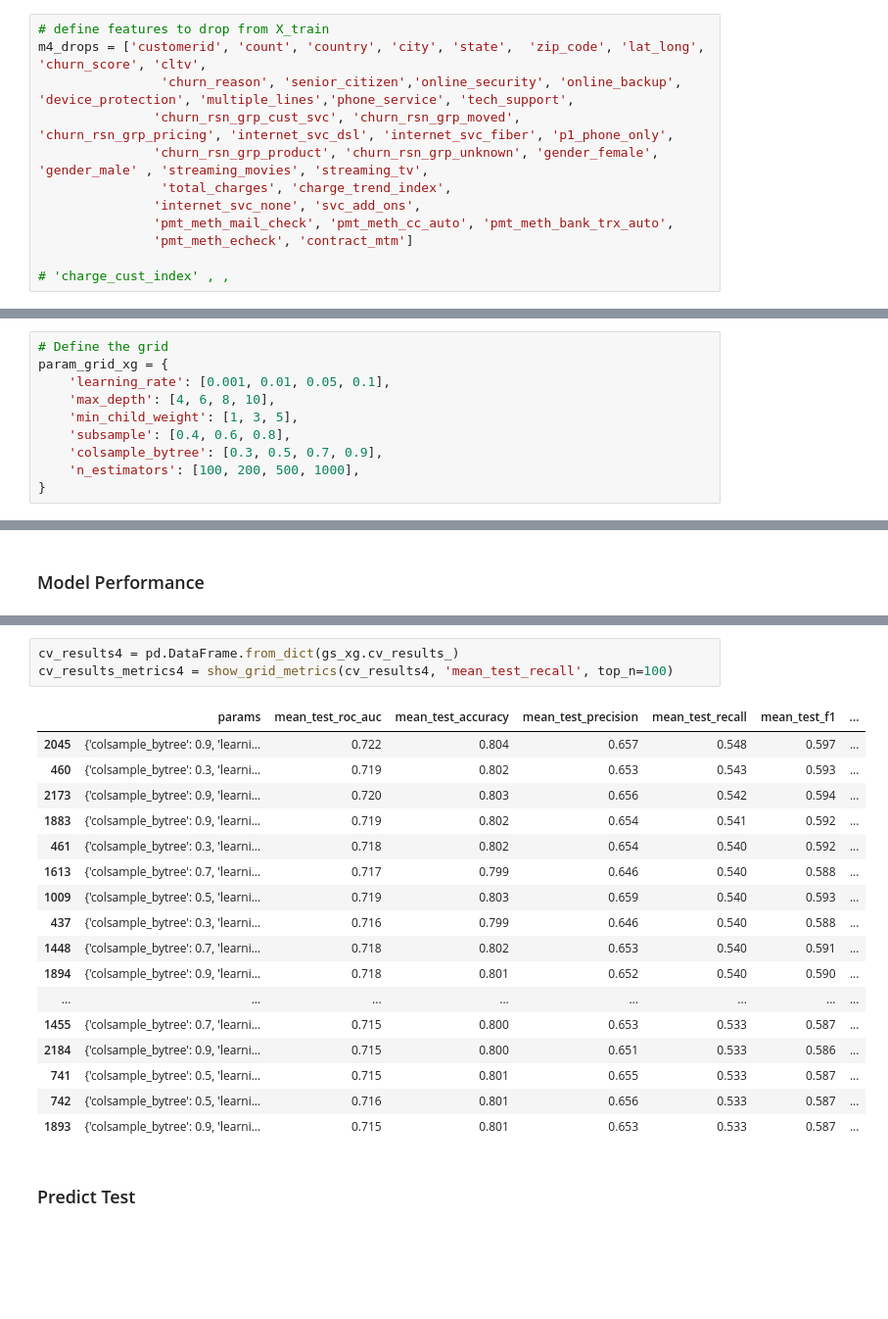
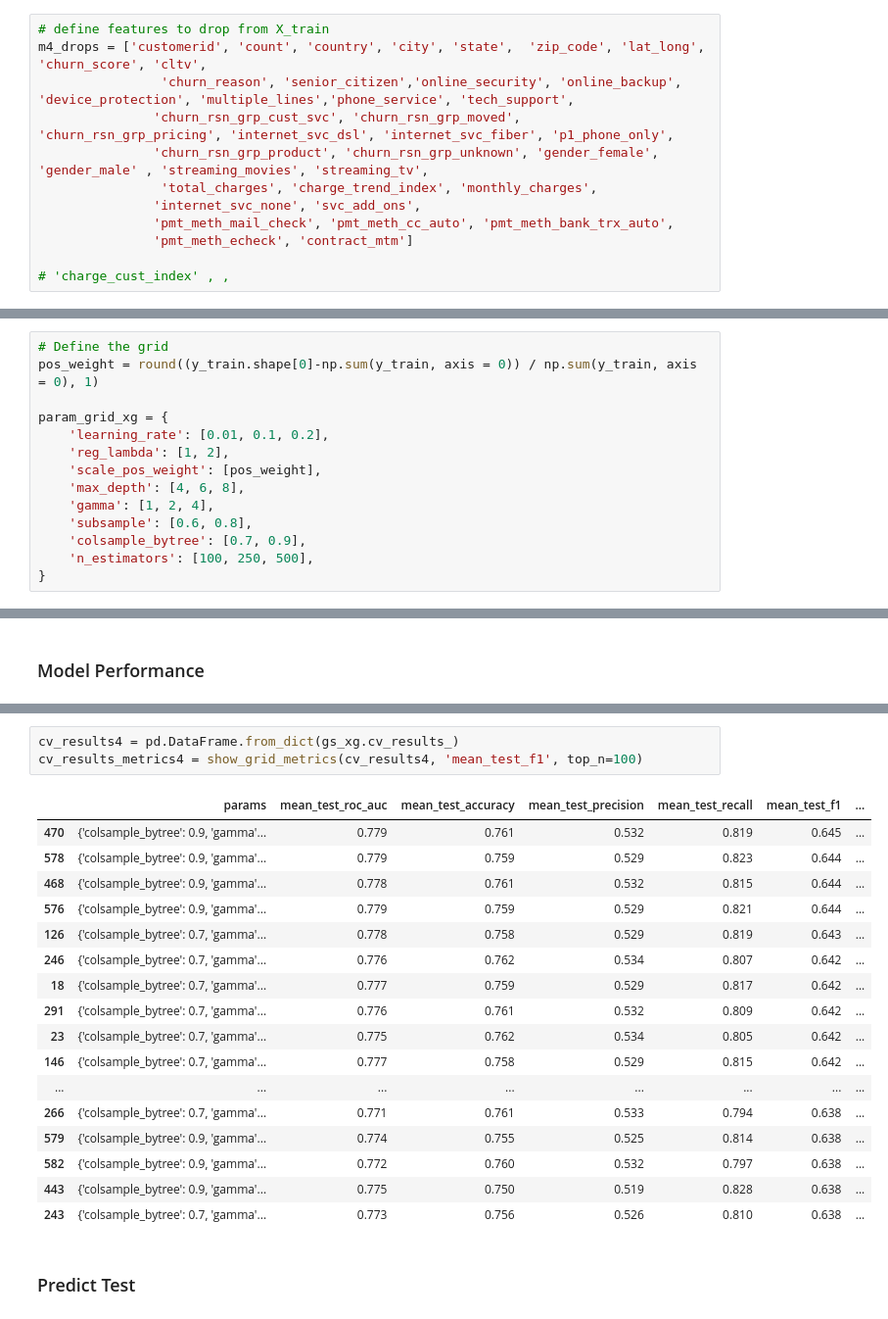
Before and after one commit to cutterback/p03-telco-churn-model, a Jupyter notebook: Telco-Churn-Classification-Model.ipynb, the cells around one changed output, grey strips where cells are left out. Shown at 98% size. Saved outputs shown, nothing was run; the diff lists cells and outputs as text; blank space fills up the shorter version.

```diff
--- a/Telco-Churn-Classification-Model.ipynb
+++ b/Telco-Churn-Classification-Model.ipynb
@@ -1032,7 +1032,7 @@ m4_drops = ['customerid', 'count', 'country', 'city', 'state',  'zip_code', 'lat
                 'churn_reason', 'senior_citizen','online_security', 'online_backup',  'device_protection', 'multiple_lines','phone_service', 'tech_support',
                'churn_rsn_grp_cust_svc', 'churn_rsn_grp_moved', 'churn_rsn_grp_pricing', 'internet_svc_dsl', 'internet_svc_fiber', 'p1_phone_only',
                'churn_rsn_grp_product', 'churn_rsn_grp_unknown', 'gender_female', 'gender_male' , 'streaming_movies', 'streaming_tv',
-                'total_charges', 'charge_trend_index',
+                'total_charges', 'charge_trend_index', 'monthly_charges',
                'internet_svc_none', 'svc_add_ons',
                'pmt_meth_mail_check', 'pmt_meth_cc_auto', 'pmt_meth_bank_trx_auto',
                'pmt_meth_echeck', 'contract_mtm']
@@ -1065,13 +1065,17 @@ model_xg = XGBClassifier(seed=SEED, objective='binary:logistic')
 ### Run GridSearchCV
 # %%
 # Define the grid
+pos_weight = round((y_train.shape[0]-np.sum(y_train, axis = 0)) / np.sum(y_train, axis = 0), 1)
+
 param_grid_xg = {
-    'learning_rate': [0.001, 0.01, 0.05, 0.1],
-    'max_depth': [4, 6, 8, 10],
-    'min_child_weight': [1, 3, 5],
-    'subsample': [0.4, 0.6, 0.8],
-    'colsample_bytree': [0.3, 0.5, 0.7, 0.9],
-    'n_estimators': [100, 200, 500, 1000],
+    'learning_rate': [0.01, 0.1, 0.2],
+    'reg_lambda': [1, 2],
+    'scale_pos_weight': [pos_weight],
+    'max_depth': [4, 6, 8],
+    'gamma': [1, 2, 4],
+    'subsample': [0.6, 0.8],
+    'colsample_bytree': [0.7, 0.9],
+    'n_estimators': [100, 250, 500],
 }
 # %%
 gs_xg = instantiate_grid(model_xg, param_grid_xg)
@@ -1123,24 +1130,24 @@ feature_importance_rf(best_model_xg, X_train4)
 # %%
 cv_results4 = pd.DataFrame.from_dict(gs_xg.cv_results_)
-cv_results_metrics4 = show_grid_metrics(cv_results4, 'mean_test_recall', top_n=100)
+cv_results_metrics4 = show_grid_metrics(cv_results4, 'mean_test_f1', top_n=100)
 # %% [output]
 |  | params | mean_test_roc_auc | mean_test_accuracy | mean_test_precision | mean_test_recall | mean_test_f1 | ... |
-| 2045 | {'colsample_bytree': 0.9, 'learni... | 0.722 | 0.804 | 0.657 | 0.548 | 0.597 | ... |
-| 460 | {'colsample_bytree': 0.3, 'learni... | 0.719 | 0.802 | 0.653 | 0.543 | 0.593 | ... |
-| 2173 | {'colsample_bytree': 0.9, 'learni... | 0.720 | 0.803 | 0.656 | 0.542 | 0.594 | ... |
-| 1883 | {'colsample_bytree': 0.9, 'learni... | 0.719 | 0.802 | 0.654 | 0.541 | 0.592 | ... |
-| 461 | {'colsample_bytree': 0.3, 'learni... | 0.718 | 0.802 | 0.654 | 0.540 | 0.592 | ... |
-| 1613 | {'colsample_bytree': 0.7, 'learni... | 0.717 | 0.799 | 0.646 | 0.540 | 0.588 | ... |
-| 1009 | {'colsample_bytree': 0.5, 'learni... | 0.719 | 0.803 | 0.659 | 0.540 | 0.593 | ... |
-| 437 | {'colsample_bytree': 0.3, 'learni... | 0.716 | 0.799 | 0.646 | 0.540 | 0.588 | ... |
-| 1448 | {'colsample_bytree': 0.7, 'learni... | 0.718 | 0.802 | 0.653 | 0.540 | 0.591 | ... |
-| 1894 | {'colsample_bytree': 0.9, 'learni... | 0.718 | 0.801 | 0.652 | 0.540 | 0.590 | ... |
+| 470 | {'colsample_bytree': 0.9, 'gamma'... | 0.779 | 0.761 | 0.532 | 0.819 | 0.645 | ... |
+| 578 | {'colsample_bytree': 0.9, 'gamma'... | 0.779 | 0.759 | 0.529 | 0.823 | 0.644 | ... |
+| 468 | {'colsample_bytree': 0.9, 'gamma'... | 0.778 | 0.761 | 0.532 | 0.815 | 0.644 | ... |
+| 576 | {'colsample_bytree': 0.9, 'gamma'... | 0.779 | 0.759 | 0.529 | 0.821 | 0.644 | ... |
+| 126 | {'colsample_bytree': 0.7, 'gamma'... | 0.778 | 0.758 | 0.529 | 0.819 | 0.643 | ... |
+| 246 | {'colsample_bytree': 0.7, 'gamma'... | 0.776 | 0.762 | 0.534 | 0.807 | 0.642 | ... |
+| 18 | {'colsample_bytree': 0.7, 'gamma'... | 0.777 | 0.759 | 0.529 | 0.817 | 0.642 | ... |
+| 291 | {'colsample_bytree': 0.7, 'gamma'... | 0.776 | 0.761 | 0.532 | 0.809 | 0.642 | ... |
+| 23 | {'colsample_bytree': 0.7, 'gamma'... | 0.775 | 0.762 | 0.534 | 0.805 | 0.642 | ... |
+| 146 | {'colsample_bytree': 0.7, 'gamma'... | 0.777 | 0.758 | 0.529 | 0.815 | 0.642 | ... |
 | ... | ... | ... | ... | ... | ... | ... | ... |
-| 1455 | {'colsample_bytree': 0.7, 'learni... | 0.715 | 0.800 | 0.653 | 0.533 | 0.587 | ... |
-| 2184 | {'colsample_bytree': 0.9, 'learni... | 0.715 | 0.800 | 0.651 | 0.533 | 0.586 | ... |
-| 741 | {'colsample_bytree': 0.5, 'learni... | 0.715 | 0.801 | 0.655 | 0.533 | 0.587 | ... |
-| 742 | {'colsample_bytree': 0.5, 'learni... | 0.716 | 0.801 | 0.656 | 0.533 | 0.587 | ... |
-| 1893 | {'colsample_bytree': 0.9, 'learni... | 0.715 | 0.801 | 0.653 | 0.533 | 0.587 | ... |
+| 266 | {'colsample_bytree': 0.7, 'gamma'... | 0.771 | 0.761 | 0.533 | 0.794 | 0.638 | ... |
+| 579 | {'colsample_bytree': 0.9, 'gamma'... | 0.774 | 0.755 | 0.525 | 0.814 | 0.638 | ... |
+| 582 | {'colsample_bytree': 0.9, 'gamma'... | 0.772 | 0.760 | 0.532 | 0.797 | 0.638 | ... |
+| 443 | {'colsample_bytree': 0.9, 'gamma'... | 0.775 | 0.750 | 0.519 | 0.828 | 0.638 | ... |
+| 243 | {'colsample_bytree': 0.7, 'gamma'... | 0.773 | 0.756 | 0.526 | 0.810 | 0.638 | ... |
 # %% [markdown]
 ### Predict Test
 # %%
```
Also changed, not shown: parts of 8 cells of this notebook.
